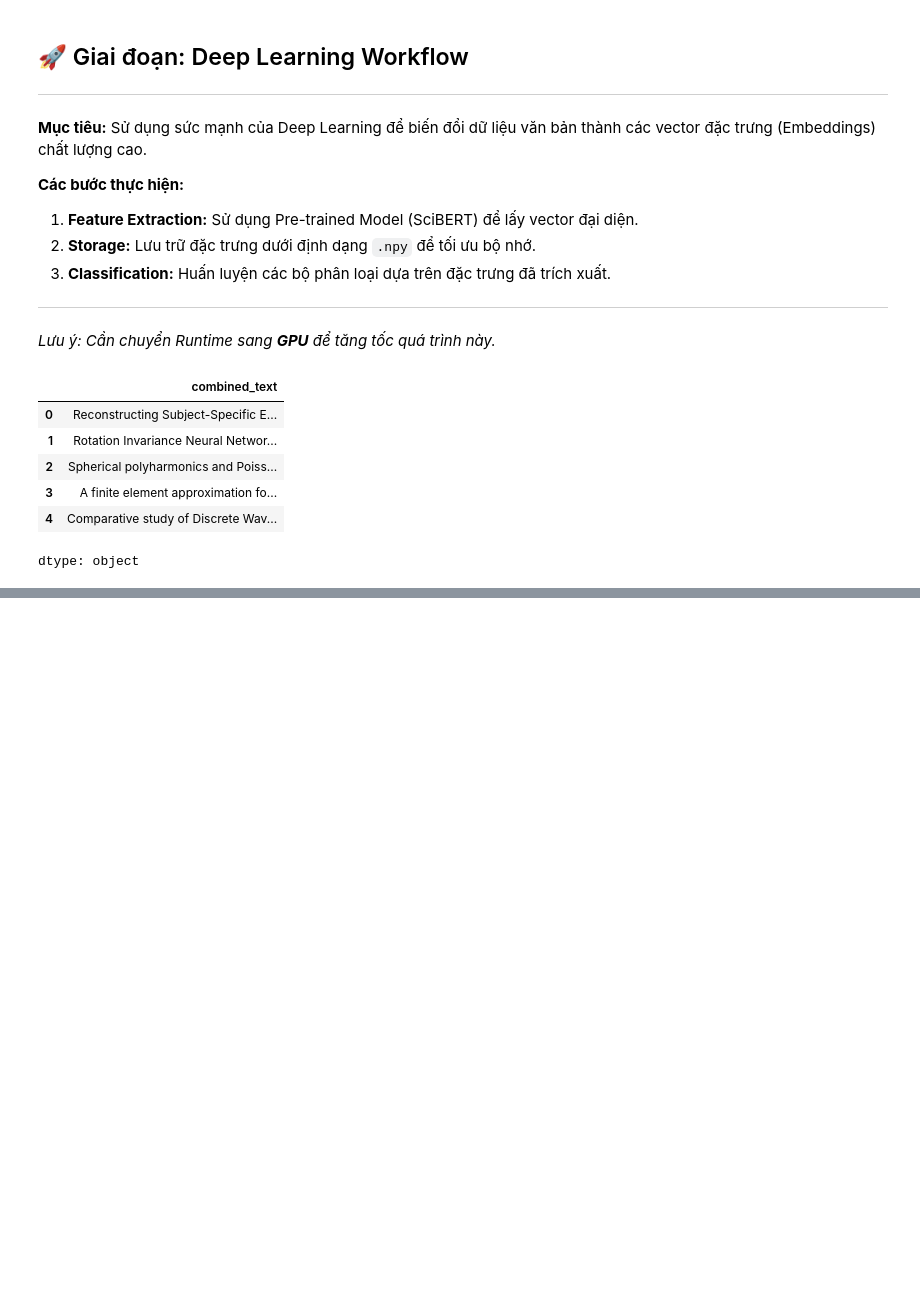
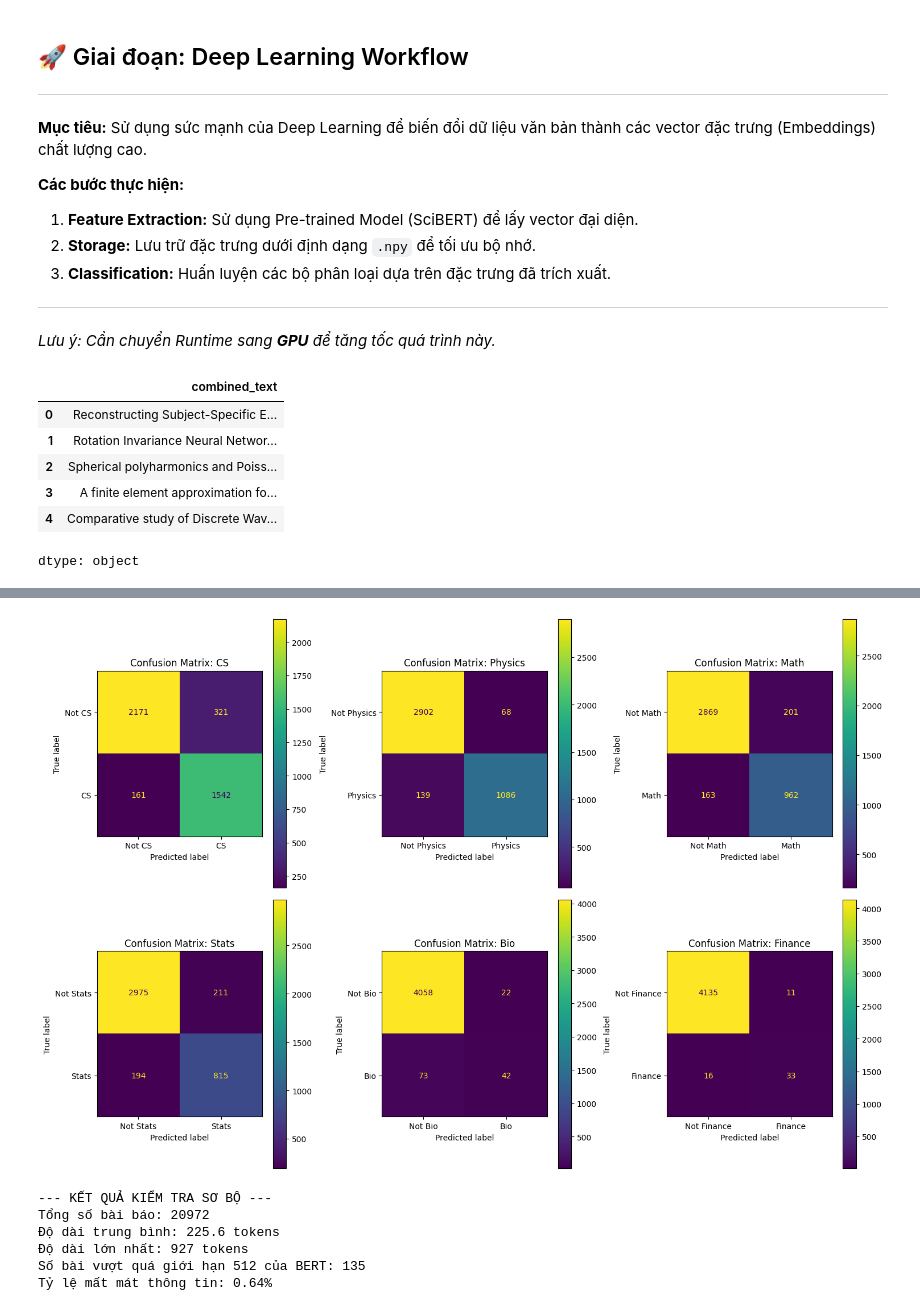
Before and after one commit to phngan05/ML-Assignment, a Jupyter notebook: notebooks/main.ipynb, the cells around one changed output, grey strips where cells are left out. Drawn from its saved outputs; the diff is of its cells as text; code cells hidden in the pictures; blank space fills up the shorter version.

Commit message:
fine-tune bert

```diff
--- a/notebooks/main.ipynb
+++ b/notebooks/main.ipynb
@@ -1064,0 +1193,15 @@ print("abc")
+# %%
+import numpy as np
+from sklearn.metrics import f1_score, classification_report
+
+# Dự đoán
+predictions = trainer.predict(ds["test"])
+# Áp dụng hàm Sigmoid vì đầu ra là logits
+preds = torch.sigmoid(torch.from_numpy(predictions.predictions)).numpy()
+# Ngưỡng 0.5 để quyết định nhãn
+y_pred = (preds > 0.5).astype(int)
+y_true = np.array(ds["test"]["labels"])
+
+# Đánh giá định lượng
+print("Macro F1:", f1_score(ds["test"]["labels"], y_pred, average='macro'))
+print("Micro F1:", f1_score(ds["test"]["labels"], y_pred, average='micro'))
@@ -1064,0 +1280,51 @@ print("abc")
+# %%
+from sklearn.metrics import multilabel_confusion_matrix, ConfusionMatrixDisplay
+import matplotlib.pyplot as plt
+
+mcm = multilabel_confusion_matrix(y_true, y_pred)
+target_names = ['CS', 'Physics', 'Math', 'Stats', 'Bio', 'Finance']
+
+# 3. Vẽ biểu đồ
+fig, axes = plt.subplots(2, 3, figsize=(15, 10))
+axes = axes.ravel()
+
+for i in range(6):
+    disp = ConfusionMatrixDisplay(confusion_matrix=mcm[i],
+                                  display_labels=[f"Not {target_names[i]}", target_names[i]])
+    disp.plot(ax=axes[i], values_format='d', cmap='viridis')
+    axes[i].set_title(f'Confusion Matrix: {target_names[i]}')
+
+plt.tight_layout()
+plt.show()
+# %% [output]
+[figure, added]
+# %%
+from transformers import AutoTokenizer
+
+# 1. Khởi tạo tokenizer của model bạn định dùng
+tokenizer = AutoTokenizer.from_pretrained("allenai/scibert_scivocab_uncased")
+
+# 2. Kết hợp Title và Abstract
+combined_texts = (df['TITLE'] + " " + df['ABSTRACT']).astype(str).tolist()
+
+# 3. Đếm số lượng token cho từng bài
+token_counts = [len(tokenizer.encode(text, add_special_tokens=True)) for text in combined_texts]
+
+# 4. Thống kê kết quả
+over_512 = sum(1 for count in token_counts if count > 512)
+max_len = max(token_counts)
+avg_len = sum(token_counts) / len(token_counts)
+
+print(f"--- KẾT QUẢ KIỂM TRA SƠ BỘ ---")
+print(f"Tổng số bài báo: {len(combined_texts)}")
+print(f"Độ dài trung bình: {avg_len:.1f} tokens")
+print(f"Độ dài lớn nhất: {max_len} tokens")
+print(f"Số bài vượt quá giới hạn 512 của BERT: {over_512}")
+print(f"Tỷ lệ mất mát thông tin: {(over_512 / len(combined_texts)) * 100:.2f}%")
+# %% [output]
+--- KẾT QUẢ KIỂM TRA SƠ BỘ ---
+Tổng số bài báo: 20972
+Độ dài trung bình: 225.6 tokens
+Độ dài lớn nhất: 927 tokens
+Số bài vượt quá giới hạn 512 của BERT: 135
+Tỷ lệ mất mát thông tin: 0.64%
```
Also changed, not shown: parts of 14 cells of this notebook.
